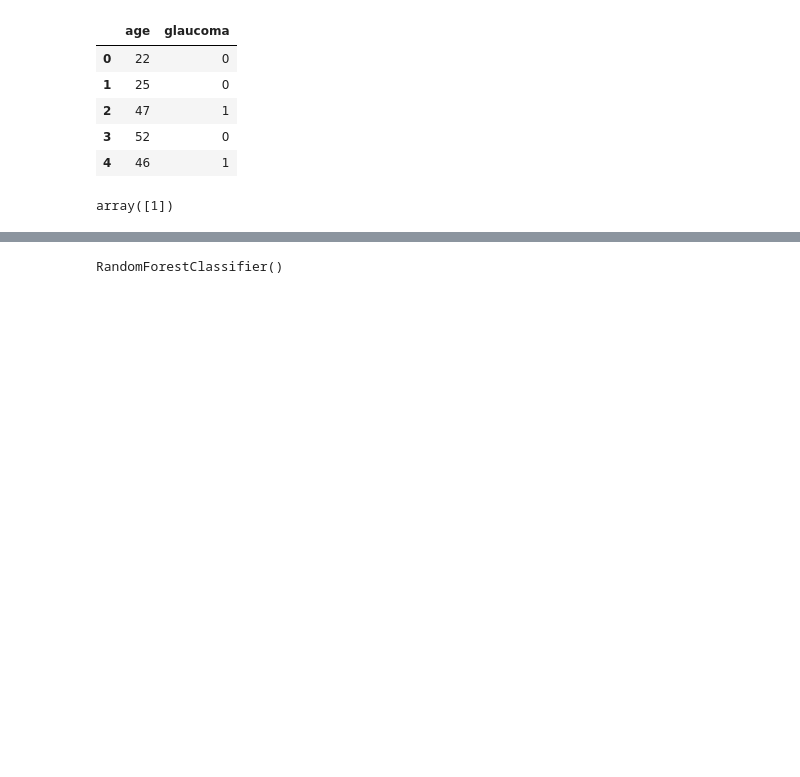
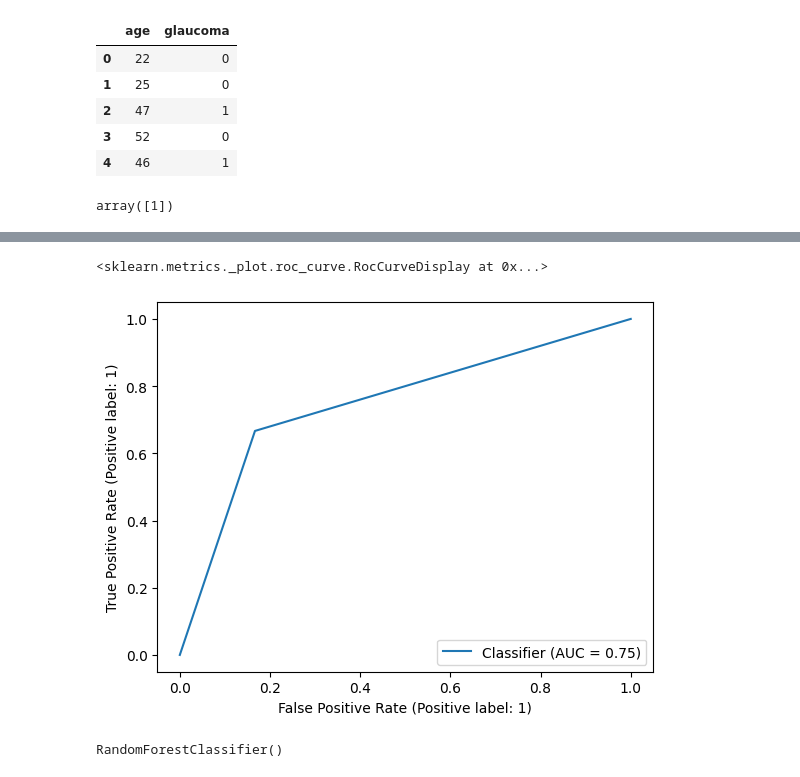
Before and after one commit to drskprabhakar/AI-ML-DL-colab-notebooks-coding-models, a Jupyter notebook: Glaucoma_detection_log_model.ipynb, the cells around one changed output, grey strips where cells are left out. Drawn from its saved outputs; the diff is of its cells as text; code cells hidden in the pictures; blank space fills up the shorter version.

```diff
--- a/Glaucoma_detection_log_model.ipynb
+++ b/Glaucoma_detection_log_model.ipynb
@@ -94,3 +98,9 @@ weighted avg       0.92      0.89      0.89         9
+# %%
+from sklearn import metrics
+metrics.RocCurveDisplay.from_predictions(y_test, y_pred)
+# %% [output]
+<sklearn.metrics._plot.roc_curve.RocCurveDisplay at 0x...>
+[figure, added]
 # %%
 from sklearn.ensemble import RandomForestClassifier
 modelf = RandomForestClassifier()
```
Also changed, not shown: parts of 11 cells of this notebook.
